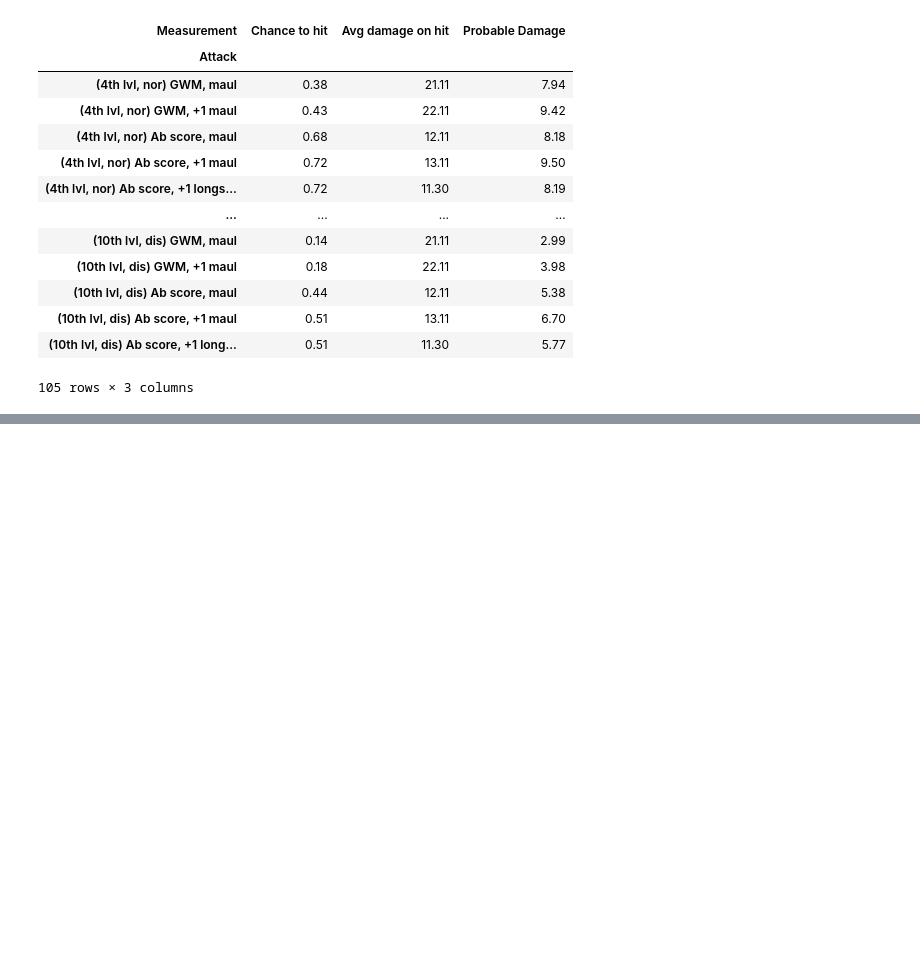
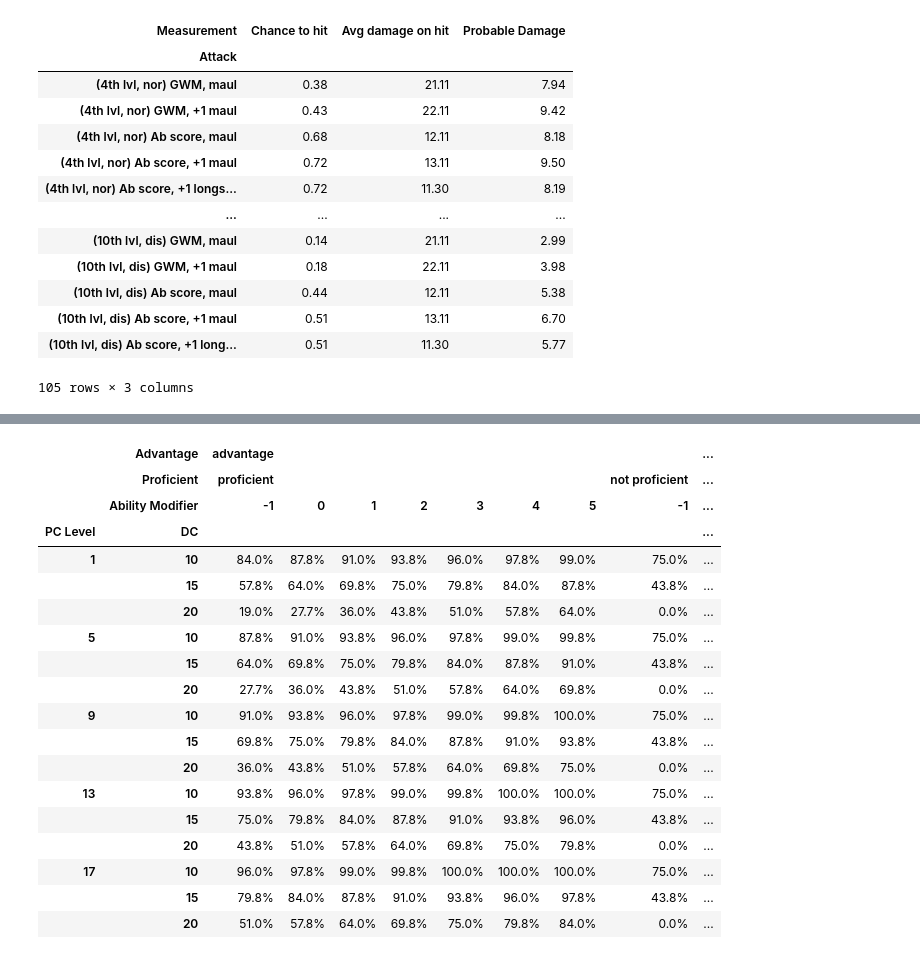
Before and after one commit to dyoung418/dnd_stats, a Jupyter notebook: dnd_dice_calcs.ipynb, the cells around one changed output, grey strips where cells are left out. Saved outputs shown, nothing was run; the diff lists cells and outputs as text; code cells hidden in the pictures; blank space fills up the shorter version.

```diff
--- a/dnd_dice_calcs.ipynb
+++ b/dnd_dice_calcs.ipynb
@@ -754,0 +953,25 @@ compare_odds_dist(
+# %%
+ability_check_table(abil_mods=[-1,0,1,2,3,4,5],
+                    dcs=[10,15,20],
+                    advs=['advantage']
+                   )
+# %% [output]
+|  | Advantage | advantage |  |  |  |  |  |  |  | ... |
+|  | Proficient | proficient |  |  |  |  |  |  | not proficient | ... |
+|  | Ability Modifier | -1 | 0 | 1 | 2 | 3 | 4 | 5 | -1 | ... |
+| PC Level | DC |  |  |  |  |  |  |  |  | ... |
+| 1 | 10 | 84.0% | 87.8% | 91.0% | 93.8% | 96.0% | 97.8% | 99.0% | 75.0% | ... |
+|  | 15 | 57.8% | 64.0% | 69.8% | 75.0% | 79.8% | 84.0% | 87.8% | 43.8% | ... |
+|  | 20 | 19.0% | 27.7% | 36.0% | 43.8% | 51.0% | 57.8% | 64.0% | 0.0% | ... |
+| 5 | 10 | 87.8% | 91.0% | 93.8% | 96.0% | 97.8% | 99.0% | 99.8% | 75.0% | ... |
+|  | 15 | 64.0% | 69.8% | 75.0% | 79.8% | 84.0% | 87.8% | 91.0% | 43.8% | ... |
+|  | 20 | 27.7% | 36.0% | 43.8% | 51.0% | 57.8% | 64.0% | 69.8% | 0.0% | ... |
+| 9 | 10 | 91.0% | 93.8% | 96.0% | 97.8% | 99.0% | 99.8% | 100.0% | 75.0% | ... |
+|  | 15 | 69.8% | 75.0% | 79.8% | 84.0% | 87.8% | 91.0% | 93.8% | 43.8% | ... |
+|  | 20 | 36.0% | 43.8% | 51.0% | 57.8% | 64.0% | 69.8% | 75.0% | 0.0% | ... |
+| 13 | 10 | 93.8% | 96.0% | 97.8% | 99.0% | 99.8% | 100.0% | 100.0% | 75.0% | ... |
+|  | 15 | 75.0% | 79.8% | 84.0% | 87.8% | 91.0% | 93.8% | 96.0% | 43.8% | ... |
+|  | 20 | 43.8% | 51.0% | 57.8% | 64.0% | 69.8% | 75.0% | 79.8% | 0.0% | ... |
+| 17 | 10 | 96.0% | 97.8% | 99.0% | 99.8% | 100.0% | 100.0% | 100.0% | 75.0% | ... |
+|  | 15 | 79.8% | 84.0% | 87.8% | 91.0% | 93.8% | 96.0% | 97.8% | 43.8% | ... |
+|  | 20 | 51.0% | 57.8% | 64.0% | 69.8% | 75.0% | 79.8% | 84.0% | 0.0% | ... |
```
Also changed, not shown: parts of 27 cells of this notebook.
